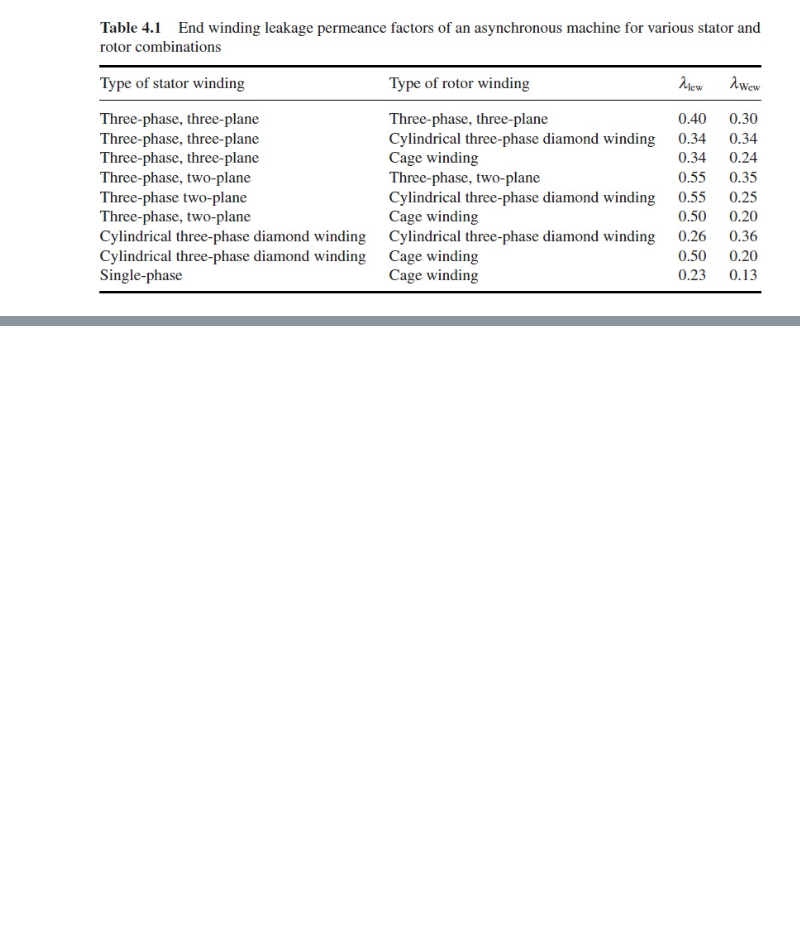
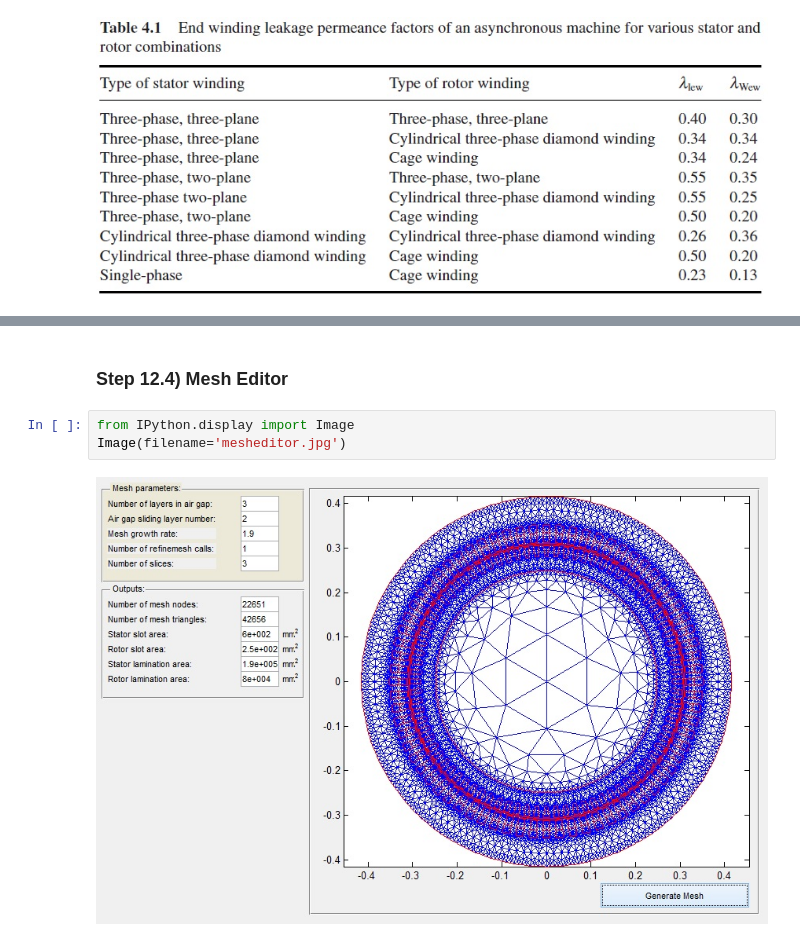
Before and after one commit to odtu/EE564, a Jupyter notebook: TRAIN/gokhangocmen/DesignOfTrainTractionMotor.ipynb, the cells around one changed output, grey strips where cells are left out. Cells and saved outputs as stored; diff of their text form; blank space fills up the shorter version.

```diff
--- a/TRAIN/gokhangocmen/DesignOfTrainTractionMotor.ipynb
+++ b/TRAIN/gokhangocmen/DesignOfTrainTractionMotor.ipynb
@@ -618,0 +722,7 @@ End winding leakage inductance= 146.65273018 in units of uH
+# %% [markdown]
+### Step 12.4) Mesh Editor
+# %%
+from IPython.display import Image
+Image(filename='mesheditor.jpg')
+# %% [output]
+[figure, added]
```
Also changed, not shown: parts of 19 cells of this notebook.
